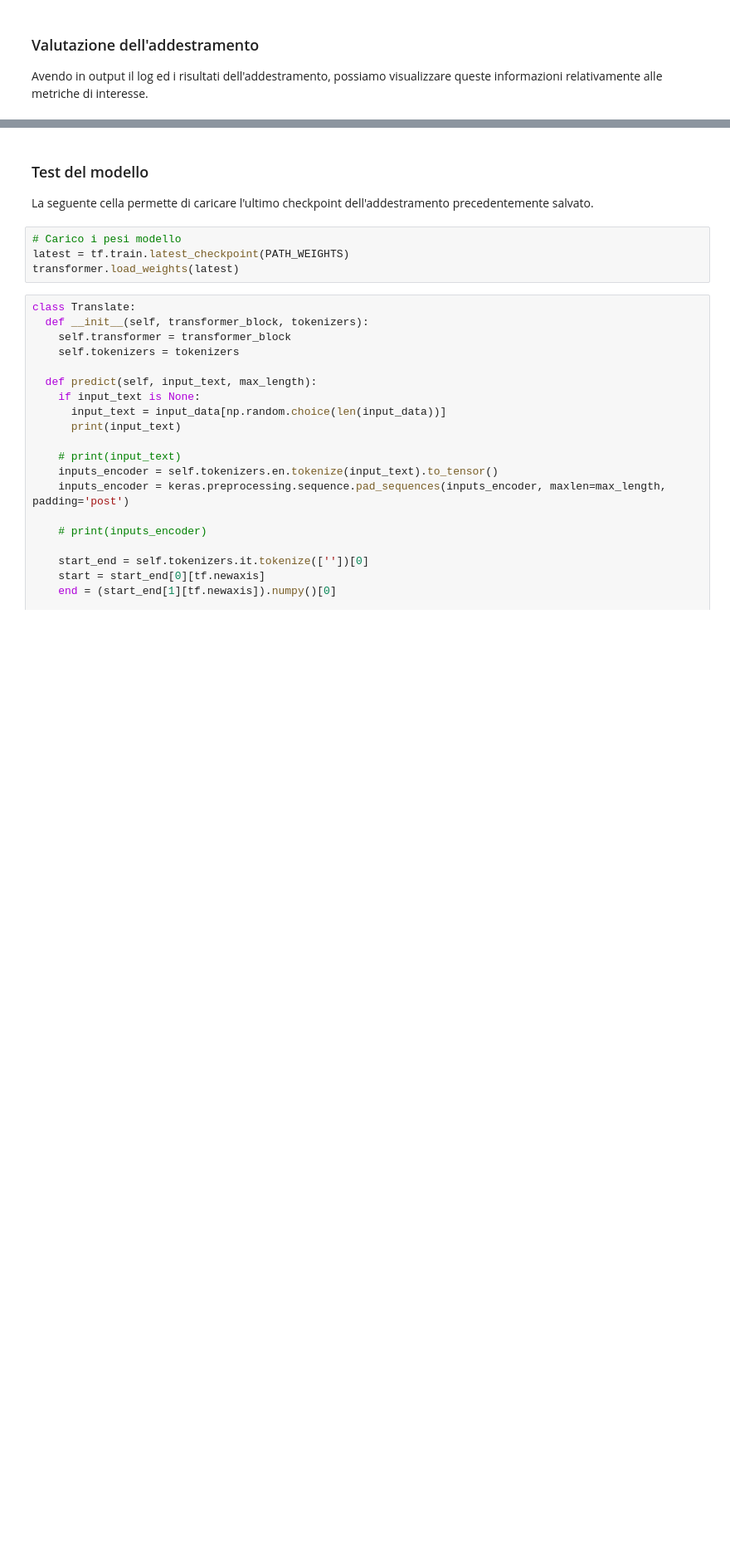
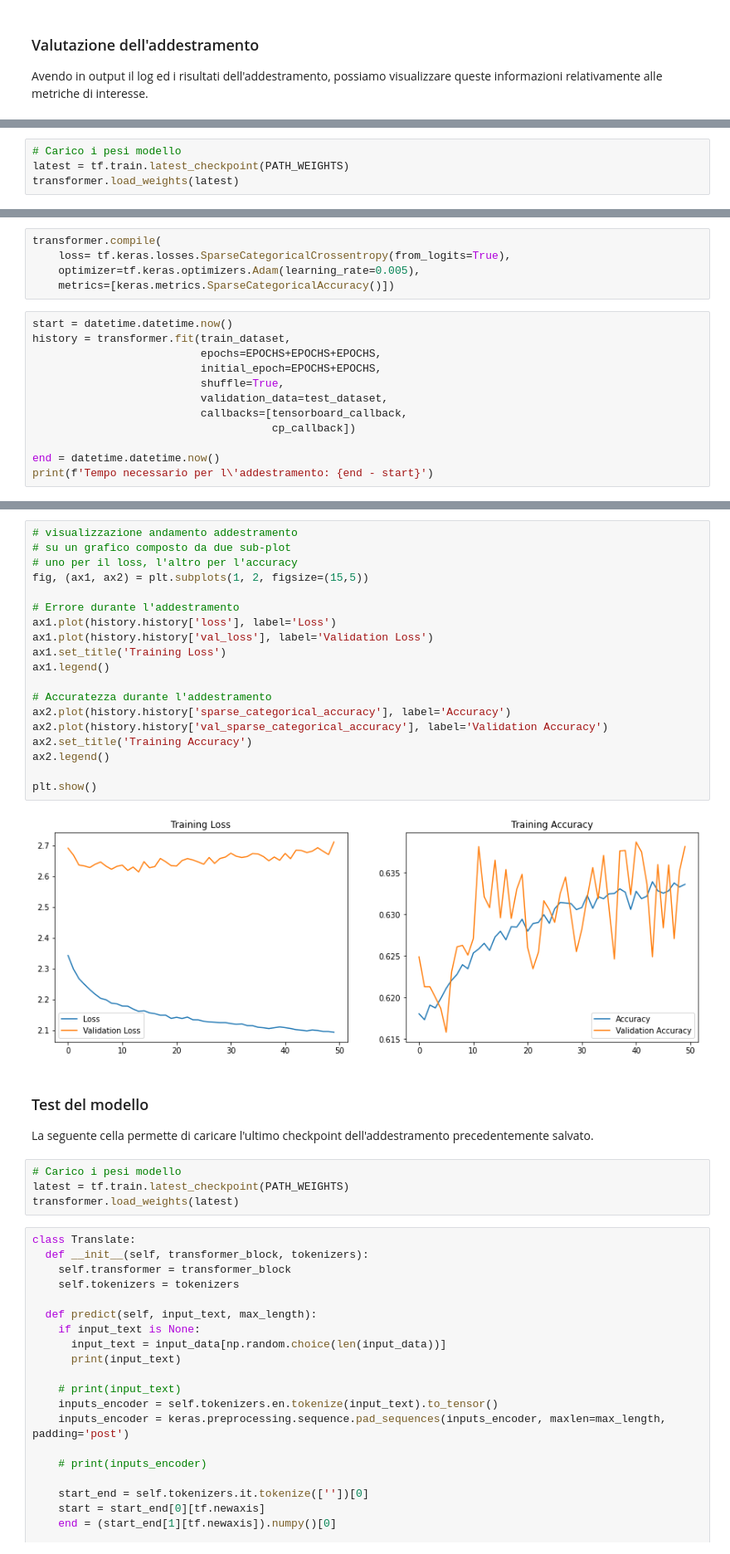
Before and after one commit to Bad983/Dantenizzatore, a Jupyter notebook: Transformer_No_Bert_v3.ipynb, the cells around one changed output, grey strips where cells are left out. Shown: that part at 83% size. Saved outputs shown, nothing was run; the diff lists cells and outputs as text; blank space fills up the shorter version.

```diff
--- a/Transformer_No_Bert_v3.ipynb
+++ b/Transformer_No_Bert_v3.ipynb
@@ -586,0 +649,4 @@ plt.show()
+# %%
+# Carico i pesi modello
+latest = tf.train.latest_checkpoint(PATH_WEIGHTS)
+transformer.load_weights(latest)
@@ -586,0 +655,17 @@ plt.show()
+# %%
+transformer.compile(
+    loss= tf.keras.losses.SparseCategoricalCrossentropy(from_logits=True),
+    optimizer=tf.keras.optimizers.Adam(learning_rate=0.005),
+    metrics=[keras.metrics.SparseCategoricalAccuracy()])
+# %%
+start = datetime.datetime.now()
+history = transformer.fit(train_dataset,
+                          epochs=EPOCHS+EPOCHS+EPOCHS,
+                          initial_epoch=EPOCHS+EPOCHS,
+                          shuffle=True,
+                          validation_data=test_dataset,
+                          callbacks=[tensorboard_callback,
+                                     cp_callback])
+
+end = datetime.datetime.now()
+print(f'Tempo necessario per l\'addestramento: {end - start}')
@@ -587,3 +690,24 @@ plt.show()
+# %%
+# visualizzazione andamento addestramento
+# su un grafico composto da due sub-plot
+# uno per il loss, l'altro per l'accuracy
+fig, (ax1, ax2) = plt.subplots(1, 2, figsize=(15,5))
+
+# Errore durante l'addestramento
+ax1.plot(history.history['loss'], label='Loss')
+ax1.plot(history.history['val_loss'], label='Validation Loss')
+ax1.set_title('Training Loss')
+ax1.legend()
+
+# Accuratezza durante l'addestramento
+ax2.plot(history.history['sparse_categorical_accuracy'], label='Accuracy')
+ax2.plot(history.history['val_sparse_categorical_accuracy'], label='Validation Accuracy')
+ax2.set_title('Training Accuracy')
+ax2.legend()
+
+plt.show()
+# %% [output]
+[figure, added]
 # %% [markdown]
 ### Test del modello
 La seguente cella permette di caricare l'ultimo checkpoint dell'addestramento
```
Also changed, not shown: parts of 17 cells of this notebook.
